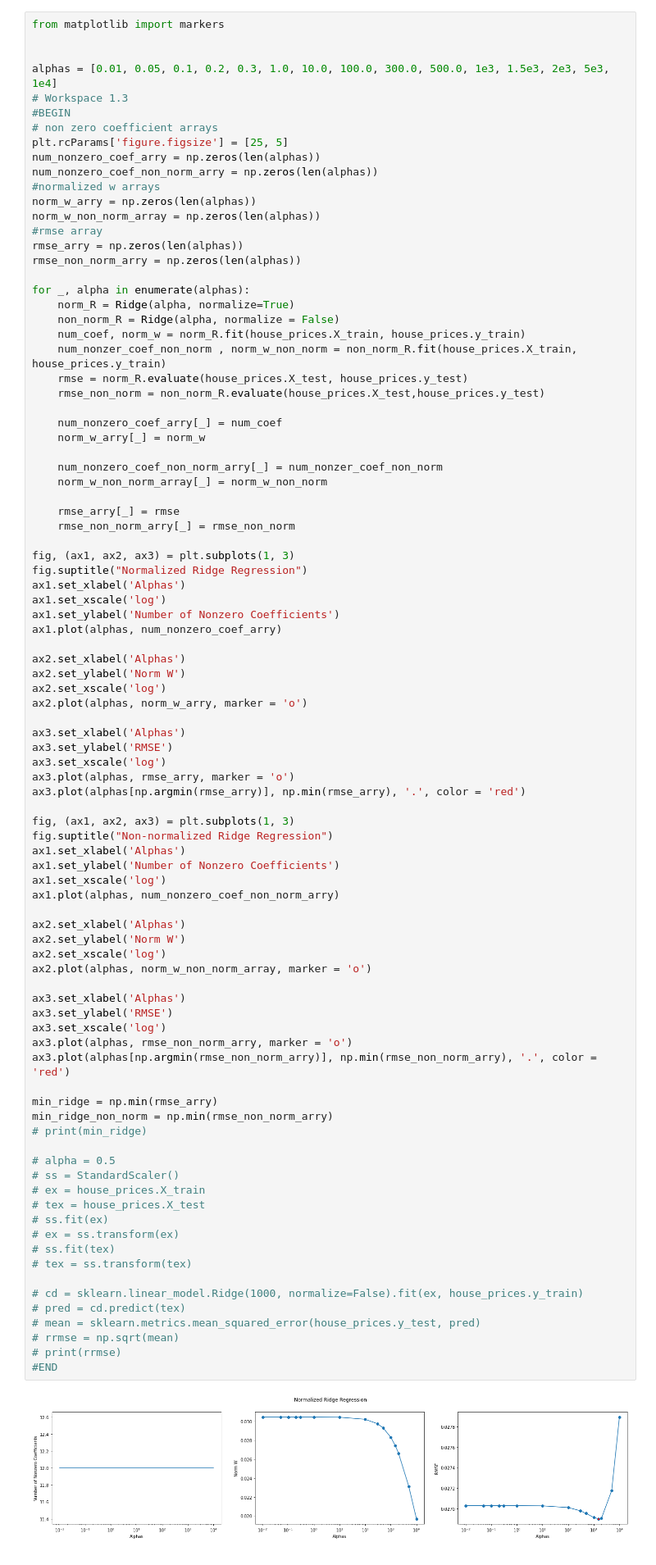
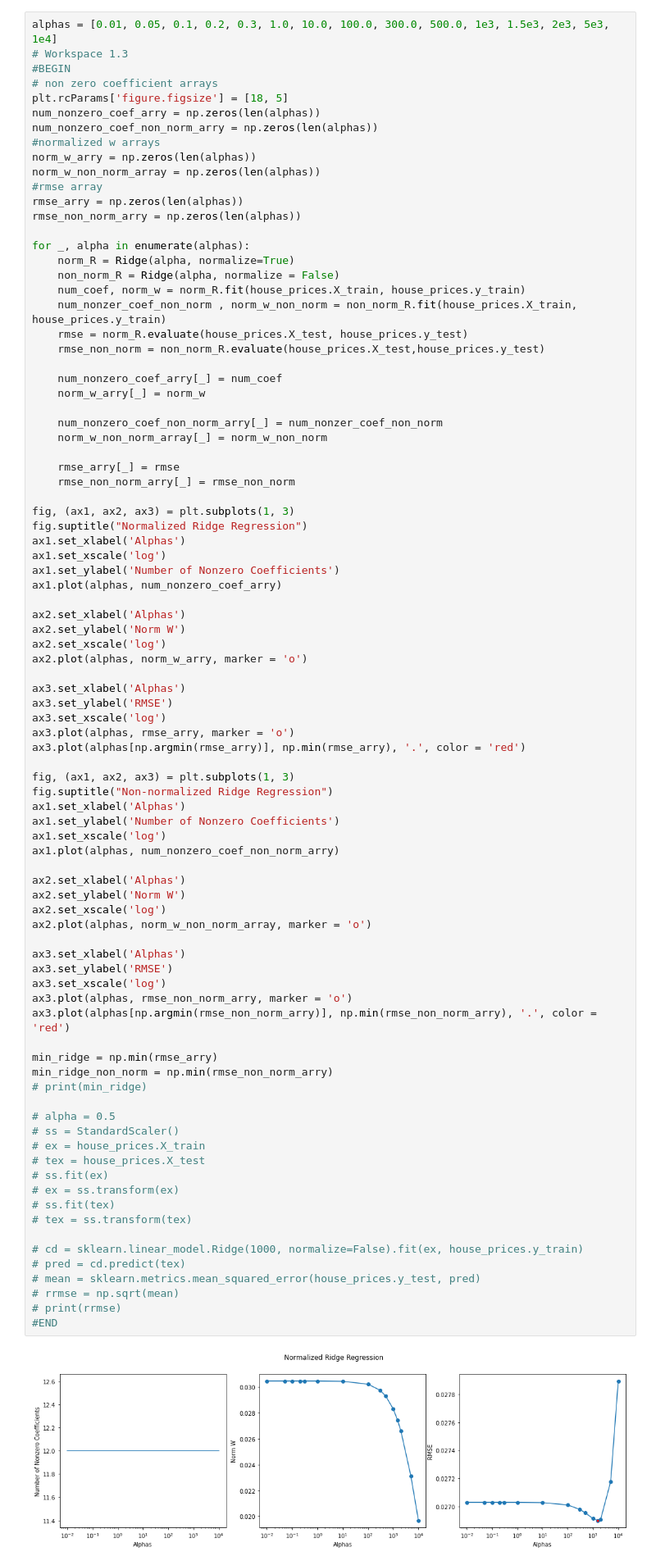
Before and after one commit to brianmoral/ML, a Jupyter notebook: Problem_Sets/Set-3/PS3-Brian-Morales.ipynb, the cells around one changed output. Shown at 82% size. Cells and saved outputs as stored; diff of their text form.

```diff
--- a/Problem_Sets/Set-3/PS3-Brian-Morales.ipynb
+++ b/Problem_Sets/Set-3/PS3-Brian-Morales.ipynb
@@ -246,14 +243,11 @@ Use the values of $\alpha$ provided in the cell. What is the best `alpha` for ea
 
 To produce multiple plots in the same figure, see the examples [here](https://matplotlib.org/devdocs/gallery/subplots_axes_and_figures/subplots_demo.html)
 # %%
-from matplotlib import markers
-
-
 alphas = [0.01, 0.05, 0.1, 0.2, 0.3, 1.0, 10.0, 100.0, 300.0, 500.0, 1e3, 1.5e3, 2e3, 5e3, 1e4]
 # Workspace 1.3
 #BEGIN
 # non zero coefficient arrays
-plt.rcParams['figure.figsize'] = [25, 5]
+plt.rcParams['figure.figsize'] = [18, 5]
 num_nonzero_coef_arry = np.zeros(len(alphas))
 num_nonzero_coef_non_norm_arry = np.zeros(len(alphas))
 #normalized w arrays
@@ -309,31 +303,31 @@ ax2.set_xlabel('Alphas')
 ax2.set_ylabel('Norm W')
 ax2.set_xscale('log')
 ax2.plot(alphas, norm_w_non_norm_array, marker = 'o')
 
 ax3.set_xlabel('Alphas')
 ax3.set_ylabel('RMSE')
 ax3.set_xscale('log')
 ax3.plot(alphas, rmse_non_norm_arry, marker = 'o')
 ax3.plot(alphas[np.argmin(rmse_non_norm_arry)], np.min(rmse_non_norm_arry), '.', color = 'red')
 
 min_ridge = np.min(rmse_arry)
 min_ridge_non_norm = np.min(rmse_non_norm_arry)
 # print(min_ridge)
 
 # alpha = 0.5
 # ss = StandardScaler()
 # ex = house_prices.X_train
 # tex = house_prices.X_test
 # ss.fit(ex)
 # ex = ss.transform(ex)
 # ss.fit(tex)
 # tex = ss.transform(tex)
 
 # cd = sklearn.linear_model.Ridge(1000, normalize=False).fit(ex, house_prices.y_train)
 # pred = cd.predict(tex)
 # mean = sklearn.metrics.mean_squared_error(house_prices.y_test, pred)
 # rrmse = np.sqrt(mean)
 # print(rrmse)
 #END
 # %% [output]
-[figure, old version]
+[figure, new version]
```
Also changed, not shown: parts of 21 cells of this notebook.
